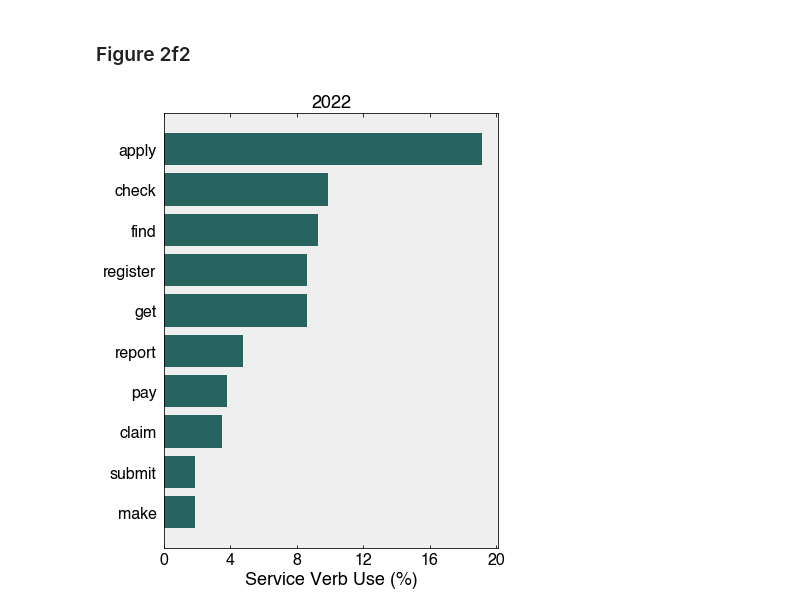
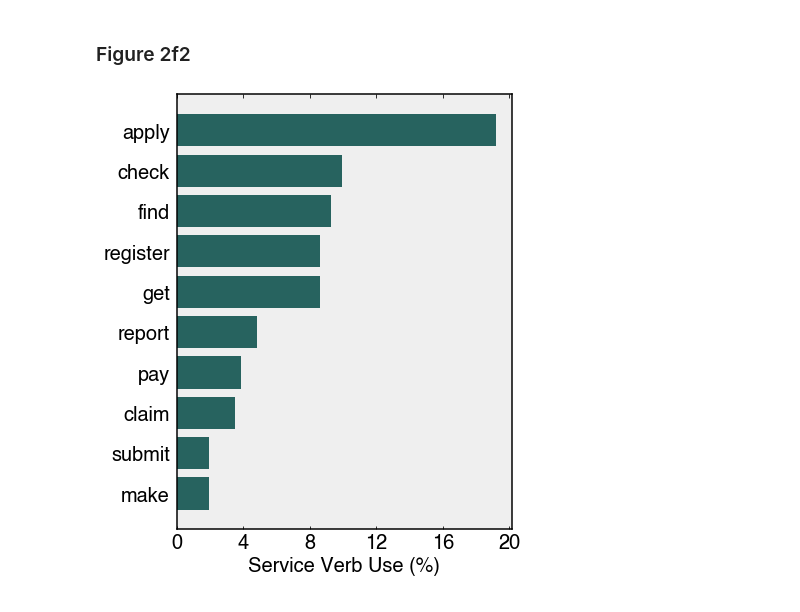
Before and after one commit to ai-for-public-services/structural-insights-into-uk-gov, a Jupyter notebook: notebooks/02-figure-2.ipynb, the cells around one changed output. Cells and saved outputs as stored; diff of their text form; code cells hidden in the pictures.

```diff
--- a/notebooks/02-figure-2.ipynb
+++ b/notebooks/02-figure-2.ipynb
@@ -835,7 +866,7 @@ def load_and_process_data(file_path):
     return verbs_df
 
 # Specify the file path for the Excel data
-file_path = '../data/processed/202308-services-list.xlsx'
+file_path = '../data/processed/202308-services-list-processed.xlsx'
 
 # Load and process the data
 verbs_2022_df = load_and_process_data(file_path)
@@ -853,8 +884,8 @@ ax.set_facecolor('#efefef')
 plt.barh(verbs_2022_df.iloc[:10, :].verb, verbs_2022_df.iloc[:10, :].perc, color='#27635f')
 
 # Add title and labels
-plt.title('2022', fontsize=18)
-plt.xlabel('Service Verb Use (%)', fontsize=18)
+plt.title('', fontsize=18)
+plt.xlabel('Service Verb Use (%)', fontsize=20)
 plt.ylabel('')
 
 # Format the plot
@@ -864,33 +895,44 @@ ax.grid(False)  # Remove gridlines
 # Set tick labels
 ax.tick_params(
     axis='y',
     which='both',
     left=False,
     right=False,
     labelright=False
 )
 
 ax.tick_params(
     axis='x',
     which='minor',
     top=False,
     bottom=False,
     labelright=False
 )
 
 ax.tick_params(
     direction='in',
     axis='x',
     which='major',
     top=True,
     bottom=True,
     labelright=False
 )
 
+
 # Set axes labels and font size
-plt.xticks(range(0, 21, 4), fontsize=16)
-ax.set_yticklabels(verbs_2022_df.verb, fontsize=16)
+plt.xticks(range(0, 21, 4), fontsize=20)
+ax.set_yticklabels(verbs_2022_df.verb, fontsize=20)
+
+# Modify the spines
+ax.spines['top'].set_color('black')  # Remove top spine
+ax.spines['right'].set_color('black')  # Remove right spine
+ax.spines['left'].set_linewidth(1.5)
+ax.spines['left'].set_color('black')
+ax.spines['bottom'].set_linewidth(1.5)
+ax.spines['bottom'].set_color('black')
+ax.spines['right'].set_linewidth(1.5)
+ax.spines['top'].set_linewidth(1.5)
 
 plt.savefig("../reports/figures/fig2e2.png", dpi=300, bbox_inches='tight');
 # %% [output]
-[figure, old version]
+[figure, new version]
```
Also changed, not shown: parts of 5 cells of this notebook, 11 other files.
